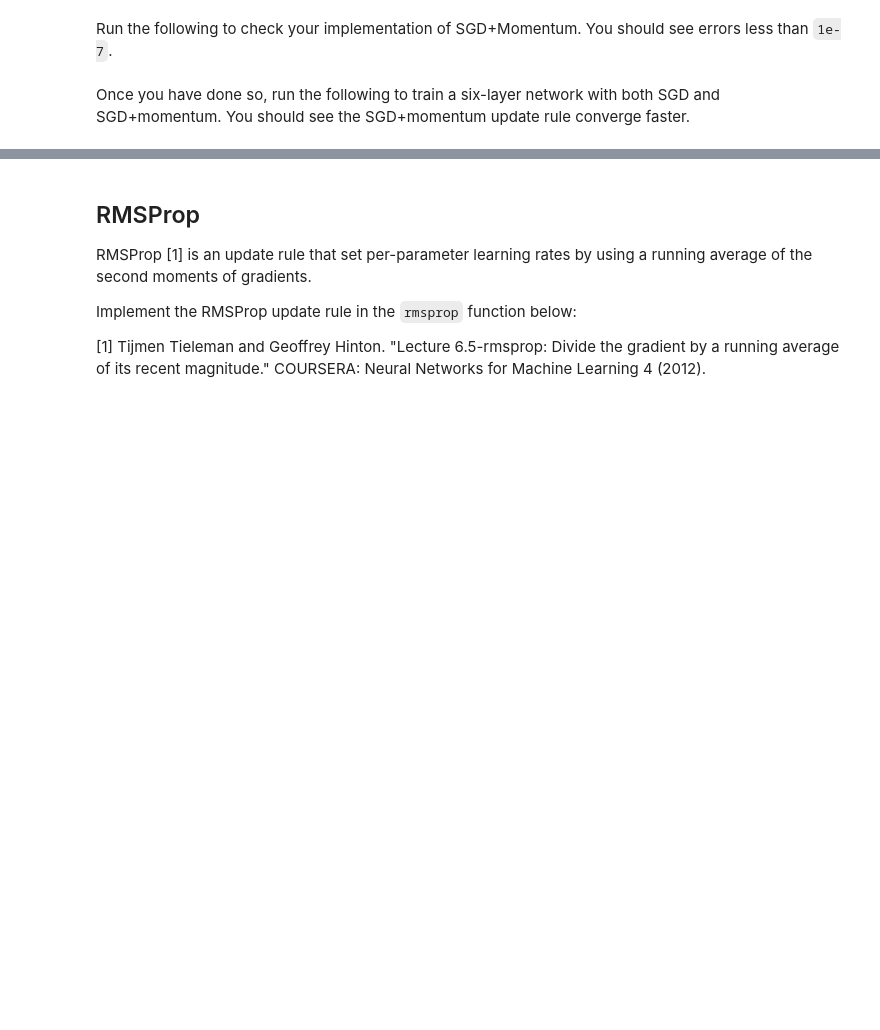
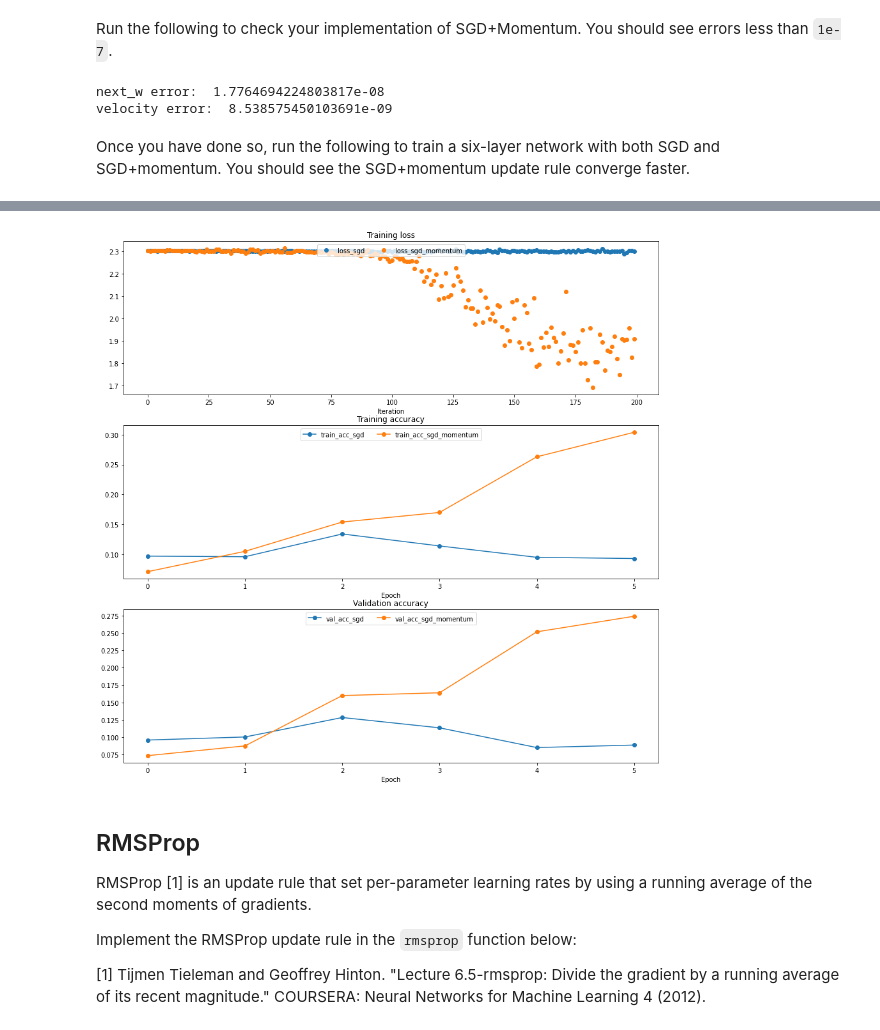
Before and after one commit to eryk-mazus/CS231n, a Jupyter notebook: Assignment 3/fully_connected_networks.ipynb, the cells around one changed output, grey strips where cells are left out. Saved outputs shown, nothing was run; the diff lists cells and outputs as text; code cells hidden in the pictures; blank space fills up the shorter version.

```diff
--- a/Assignment 3/fully_connected_networks.ipynb
+++ b/Assignment 3/fully_connected_networks.ipynb
@@ -790,8 +790,6 @@ best_val_acc = 0
 best_model = None
 
 for hd in hidden_dims:
-  print(f'hd: {hd}, r: {r}, bs: {bs}')
-  r = torch.tensor(r).cuda()
   # model = TwoLayerNet(hidden_dim=hd, reg=r, dtype=torch.float, device='cpu')
   model = TwoLayerNet(hidden_dim=hd, reg=1e-3, device='cuda')
   solver = Solver(model, data_dict, optim_config={'learning_rate': 1}, lr_decay=0.95, num_epochs=20,
@@ -952,6 +947,11 @@ class FullyConnectedNet(object):
         h1, h1_cache = Linear_ReLU.forward(X, self.params['W1'], self.params['b1'])
         results.append(h1)
         caches.append(h1_cache)
+        if self.use_dropout:
+          h1, h1_dropout_cache = Dropout.forward(h1, self.dropout_param)
+          results.append(h1)
+          caches.append(h1_dropout_cache)
+
       elif i == self.num_layers:
         scores, score_cache = Linear.forward(results[-1], self.params[f'W{i}'], self.params[f'b{i}'])
         results.append(scores)
@@ -960,6 +960,10 @@ class FullyConnectedNet(object):
         hi, hi_cache = Linear_ReLU.forward(results[-1], self.params[f'W{i}'], self.params[f'b{i}'])
         results.append(hi)
         caches.append(hi_cache)
+        if self.use_dropout:
+          hi, hi_dropout_cache = Dropout.forward(hi, self.dropout_param)
+          results.append(hi)
+          caches.append(hi_dropout_cache)
 
     scores = results[-1]
     # When using dropout, you'll need to pass self.dropout_param to each       #
@@ -993,10 +997,12 @@ class FullyConnectedNet(object):
     dhis = None
     for i in range(self.num_layers, 0, -1):
       if i == self.num_layers:
-        dhi, grads[f'W{i}'], grads[f'b{i}'] = Linear.backward(dloss, caches[i-1])
+        dhi, grads[f'W{i}'], grads[f'b{i}'] = Linear.backward(dloss, caches.pop())
         dhis = dhi
       else:
-        dhi, grads[f'W{i}'], grads[f'b{i}'] = Linear_ReLU.backward(dhis, caches[i-1])
+        if self.use_dropout:
+          dhis = dropout_backward(dhis, caches.pop())
+        dhi, grads[f'W{i}'], grads[f'b{i}'] = Linear_ReLU.backward(dhis, caches.pop())
         dhis = dhi
 
     for i in range(1, self.num_layers+1):
@@ -1238,7 +1244,8 @@ def sgd_momentum(w, dw, config=None):
   # the next_w variable. You should also use and update the velocity v.       #
   #############################################################################
   # Replace "pass" statement with your code
-  pass
+  v = config['momentum']*v - config['learning_rate']*dw
+  next_w = w + v
   #############################################################################
   #                              END OF YOUR CODE                             #
   #############################################################################
@@ -1274,6 +1281,9 @@ expected_velocity = torch.tensor([
 # Should see relative errors around e-8 or less
 print('next_w error: ', rel_error(next_w, expected_next_w))
 print('velocity error: ', rel_error(expected_velocity, config['velocity']))
+# %% [output]
+next_w error:  1.7764694224803817e-08
+velocity error:  8.538575450103691e-09
 # %% [markdown]
 Once you have done so, run the following to train a six-layer network with both SGD and SGD+momentum. You should see the SGD+momentum update rule converge faster.
 # %%
@@ -1290,7 +1300,7 @@ solvers = {}
 for update_rule_name, update_rule_fn in [('sgd', sgd), ('sgd_momentum', sgd_momentum)]:
   print('running with ', update_rule_name)
   model = FullyConnectedNet([100, 100, 100, 100, 100], weight_scale=5e-2,
-                            **to_float_cuda)
+                            **to_double_cuda)
 
   solver = Solver(model, small_data,
                   num_epochs=5, batch_size=100,
@@ -1329,3 +1339,4 @@ plt.legend(loc='upper center', ncol=4)
 
 plt.gcf().set_size_inches(15, 15)
 plt.show()
+# %% [output]
@@ -1332,3 +1360,4 @@ plt.show()
+[figure, added]
 # %% [markdown]
 ## RMSProp
 RMSProp [1] is an update rule that set per-parameter learning rates by using a running average of the second moments of gradients.
```
Also changed, not shown: parts of 18 cells of this notebook.
